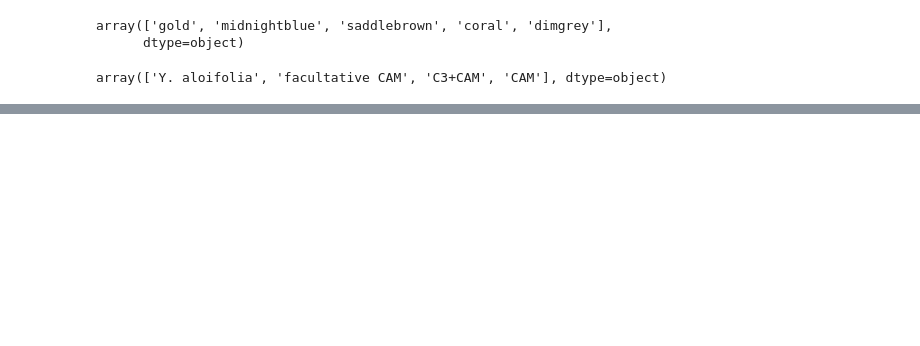
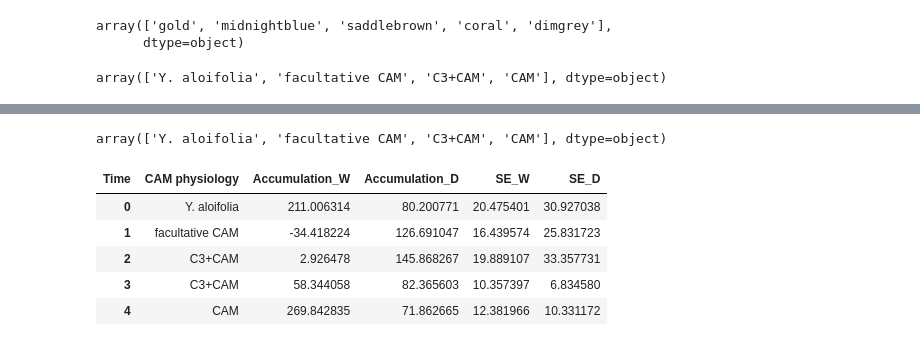
Before and after one commit to achpardo/yucca-genomics, a Jupyter notebook: physiology/titratable_acidity.ipynb, the cells around one changed output, grey strips where cells are left out. Saved outputs shown, nothing was run; the diff lists cells and outputs as text; code cells hidden in the pictures; blank space fills up the shorter version.

```diff
--- a/physiology/titratable_acidity.ipynb
+++ b/physiology/titratable_acidity.ipynb
@@ -550,0 +689,14 @@ cpal3 = {"Y. aloifolia":"gold","facultative CAM":"coral","C3+CAM":"midnightblue"
+# %%
+alldelt["CAM physiology"].unique()
+# %% [output]
+array(['Y. aloifolia', 'facultative CAM', 'C3+CAM', 'CAM'], dtype=object)
+# %%
+plot = alldelt[["CAM physiology","Accumulation_W","Accumulation_D","SE_W","SE_D"]]
+plot.head()
+# %% [output]
+| Time | CAM physiology | Accumulation_W | Accumulation_D | SE_W | SE_D |
+| 0 | Y. aloifolia | 211.006314 | 80.200771 | 20.475401 | 30.927038 |
+| 1 | facultative CAM | -34.418224 | 126.691047 | 16.439574 | 25.831723 |
+| 2 | C3+CAM | 2.926478 | 145.868267 | 19.889107 | 33.357731 |
+| 3 | C3+CAM | 58.344058 | 82.365603 | 10.357397 | 6.834580 |
+| 4 | CAM | 269.842835 | 71.862665 | 12.381966 | 10.331172 |
```
Also changed, not shown: parts of 24 cells of this notebook.
